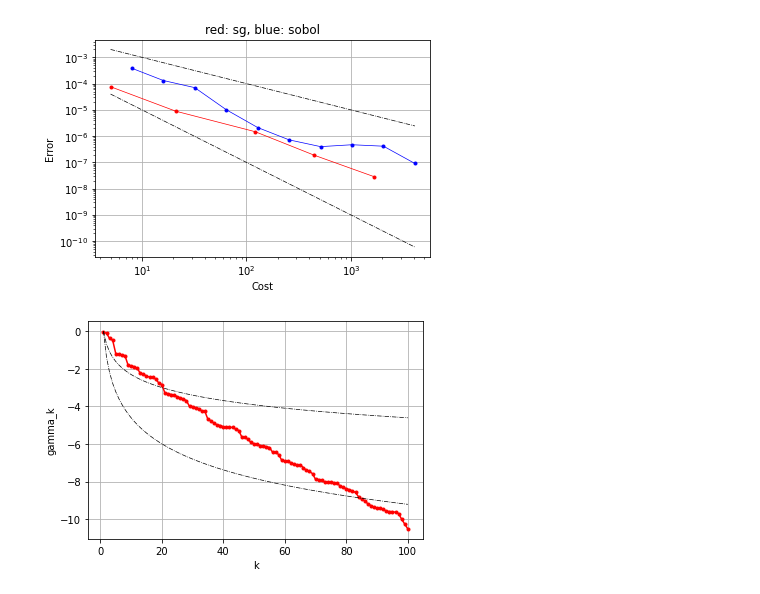
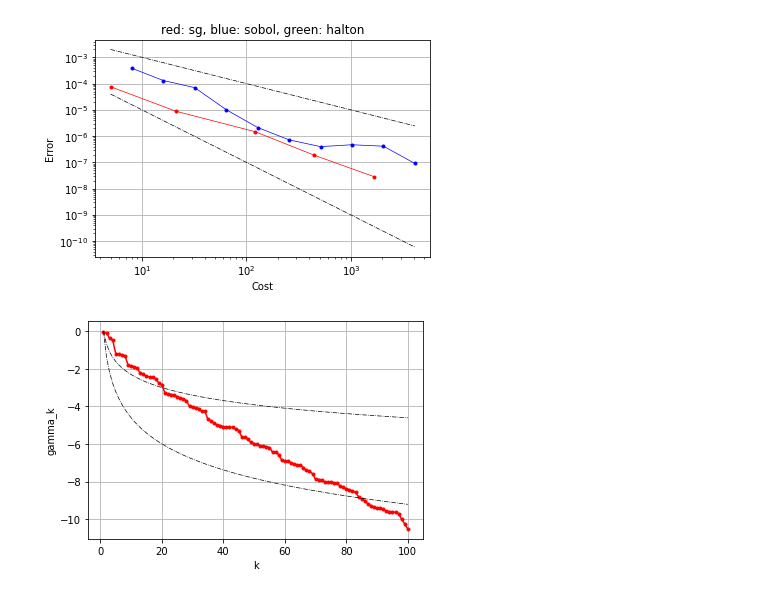
Before and after one commit to vkarnaev/random_domain_elasticity, a Jupyter notebook: utils/python/plotGraph.ipynb, the cells around one changed output. Cells and saved outputs as stored; diff of their text form; code cells hidden in the pictures.

```diff
--- a/utils/python/plotGraph.ipynb
+++ b/utils/python/plotGraph.ipynb
@@ -3,9 +3,14 @@ import numpy as np
 import matplotlib.pyplot as plt
 import math
 # %%
-#err_qmc = np.loadtxt("../../experiments/err/err_qmc.txt", delimiter=' ')
+err_sg_vs_sg = np.loadtxt("../../experiments/err/err_sg_vs_sg.txt", delimiter=' ')
+
+err_halton_vs_sg = np.loadtxt("../../experiments/err/err_halton_vs_sg.txt", delimiter=' ')
+err_halton_vs_sobol = np.loadtxt("../../experiments/err/err_halton_vs_sobol.txt", delimiter=' ')
+err_halton_vs_halton = np.loadtxt("../../experiments/err/err_halton_vs_halton.txt", delimiter=' ')
+
 err_sobol_vs_sg = np.loadtxt("../../experiments/err/err_sobol_vs_sg.txt", delimiter=' ')
-err_sg = np.loadtxt("../../experiments/err/err_sg.txt", delimiter=' ')
+err_sobol_vs_sobol = np.loadtxt("../../experiments/err/err_sobol_vs_sobol.txt", delimiter=' ')
 
 num = np.array([5.,8.,16.,32.,64.,128.,256.,512.,1024.,2048.,4096.])
 
@@ -15,21 +20,35 @@ cost2 = 0.1*c*num**(-2)
 # %%
 fig, ax = plt.subplots()
 
-ax.loglog(err_sg[:,0], err_sg[:,1],'r.')
-ax.loglog(err_sg[:,0], err_sg[:,1],'r-',lw=0.7)
+ax.loglog(err_sg_vs_sg[:,0], err_sg_vs_sg[:,1],'r.')
+ax.loglog(err_sg_vs_sg[:,0], err_sg_vs_sg[:,1],'r-',lw=0.7)
+
 ax.loglog(err_sobol_vs_sg[:,0], err_sobol_vs_sg[:,1],'b.')
 ax.loglog(err_sobol_vs_sg[:,0], err_sobol_vs_sg[:,1],'b-',lw=0.7)
+
+#ax.loglog(err_sobol_vs_sobol[:,0], err_sobol_vs_sobol[:,1],'b.')
+#ax.loglog(err_sobol_vs_sobol[:,0], err_sobol_vs_sobol[:,1],'b-',lw=0.7)
+
+#ax.loglog(err_halton_vs_sg[:,0], err_halton_vs_sg[:,1],'g.')
+#ax.loglog(err_halton_vs_sg[:,0], err_halton_vs_sg[:,1],'g-',lw=0.7)
+
+#ax.loglog(err_halton_vs_sobol[:,0], err_halton_vs_sobol[:,1],'g.')
+#ax.loglog(err_halton_vs_sobol[:,0], err_halton_vs_sobol[:,1],'g-',lw=0.7)
+
+#ax.loglog(err_halton_vs_halton[:,0], err_halton_vs_halton[:,1],'g.')
+#ax.loglog(err_halton_vs_halton[:,0], err_halton_vs_halton[:,1],'g-',lw=0.7)
+
 ax.loglog(num, cost1,'k-.',lw=0.7)
 ax.loglog(num, cost2,'k-.',lw=0.7)
 
-ax.set_title("red: sg, blue: sobol")
+ax.set_title("red: sg, blue: sobol, green: halton")
 ax.set(xlabel="Cost", ylabel='Error')
 ax.grid()
 
 fig.savefig("../../experiments/pic/err.png",dpi = 400)
 plt.show()
 # %% [output]
-[figure, old version]
+[figure, new version]
 # %%
 gamma = np.log(np.loadtxt("../../experiments/err/gamma.txt", delimiter=' '))
 num = np.arange(1, 101, dtype=float)
```
Also changed, not shown: 36 other files.
